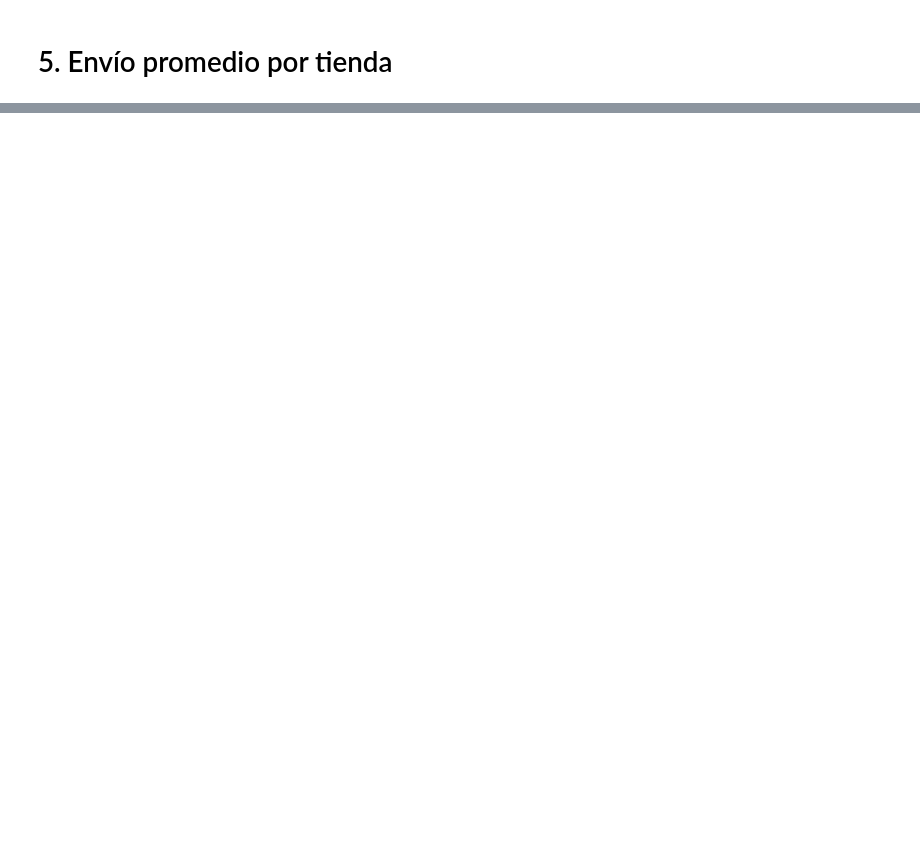
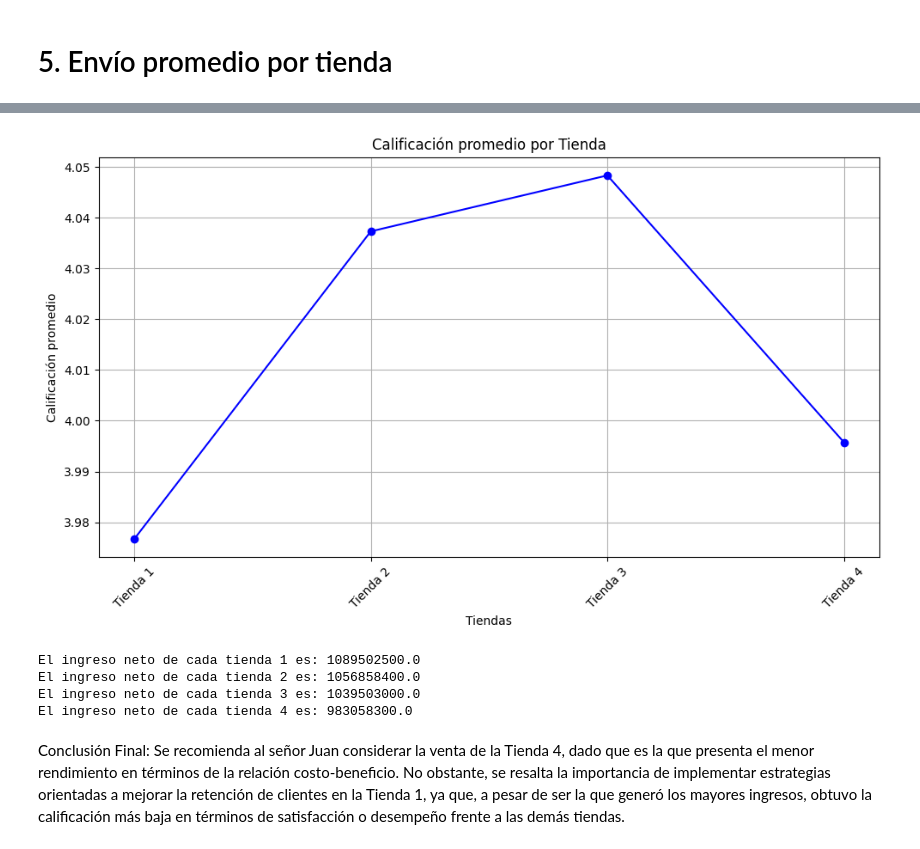
Before and after one commit to mafenavas/store-data-challenge, a Jupyter notebook: Store_Alura_Challenge.ipynb, the cells around one changed output, grey strips where cells are left out. Drawn from its saved outputs; the diff is of its cells as text; code cells hidden in the pictures; blank space fills up the shorter version.

```diff
--- a/Store_Alura_Challenge.ipynb
+++ b/Store_Alura_Challenge.ipynb
@@ -115,0 +186,31 @@ Name: Producto, dtype: int64
+# %%
+import matplotlib.pyplot as plt
+nombres_tiendas = [f"Tienda {i+1}" for i in range(len(archivos_tiendas))]
+plt.figure(figsize=(10, 6))
+plt.plot(nombres_tiendas, calificacion_por_tienda, marker='o', linestyle='-', color='blue')
+
+plt.title('Calificación promedio por Tienda')
+plt.xlabel('Tiendas')
+plt.ylabel('Calificación promedio')
+plt.grid(True)
+plt.xticks(rotation=45)
+plt.tight_layout()
+plt.show()
+# %% [output]
+[figure, added]
+# %%
+archivos_tiendas = [tienda, tienda2, tienda3, tienda4]
+
+ingreso_neto = []
+
+for indice, archivo_tienda in enumerate(archivos_tiendas):
+  ingreso_neto_tienda = (archivo_tienda['Precio'] - archivo_tienda['Costo de envío']).sum()
+  print(f"El ingreso neto de cada tienda {indice + 1} es: {ingreso_neto_tienda}")
+# %% [output]
+El ingreso neto de cada tienda 1 es: 1089502500.0
+El ingreso neto de cada tienda 2 es: 1056858400.0
+El ingreso neto de cada tienda 3 es: 1039503000.0
+El ingreso neto de cada tienda 4 es: 983058300.0
+# %% [markdown]
+Conclusión Final:
+Se recomienda al señor Juan considerar la venta de la Tienda 4, dado que es la que presenta el menor rendimiento en términos de la relación costo-beneficio. No obstante, se resalta la importancia de implementar estrategias orientadas a mejorar la retención de clientes en la Tienda 1, ya que, a pesar de ser la que generó los mayores ingresos, obtuvo la calificación más baja en términos de satisfacción o desempeño frente a las demás tiendas.
```
Also changed, not shown: parts of 6 cells of this notebook.
